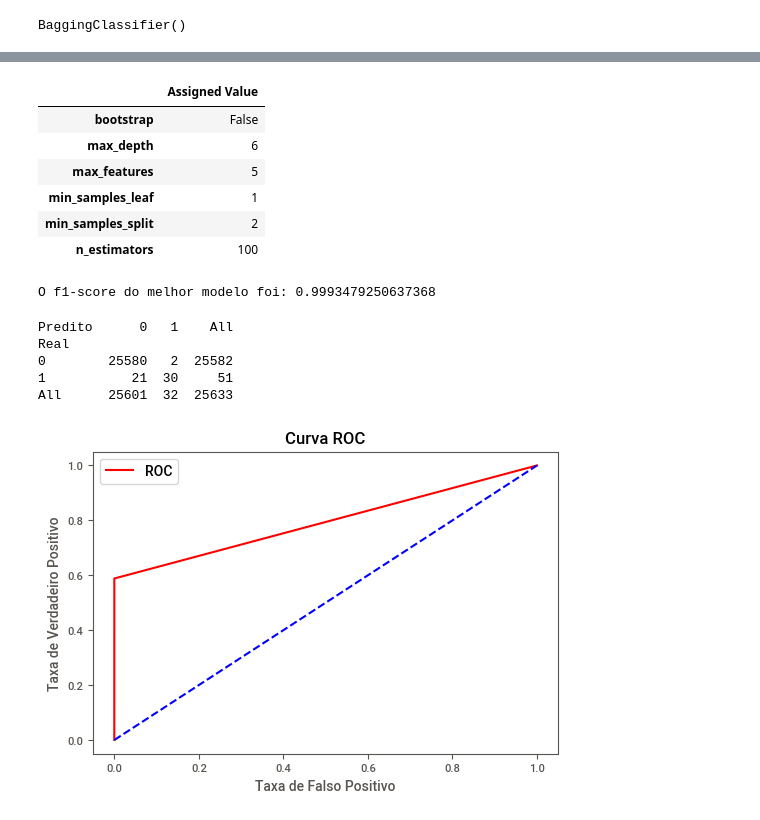
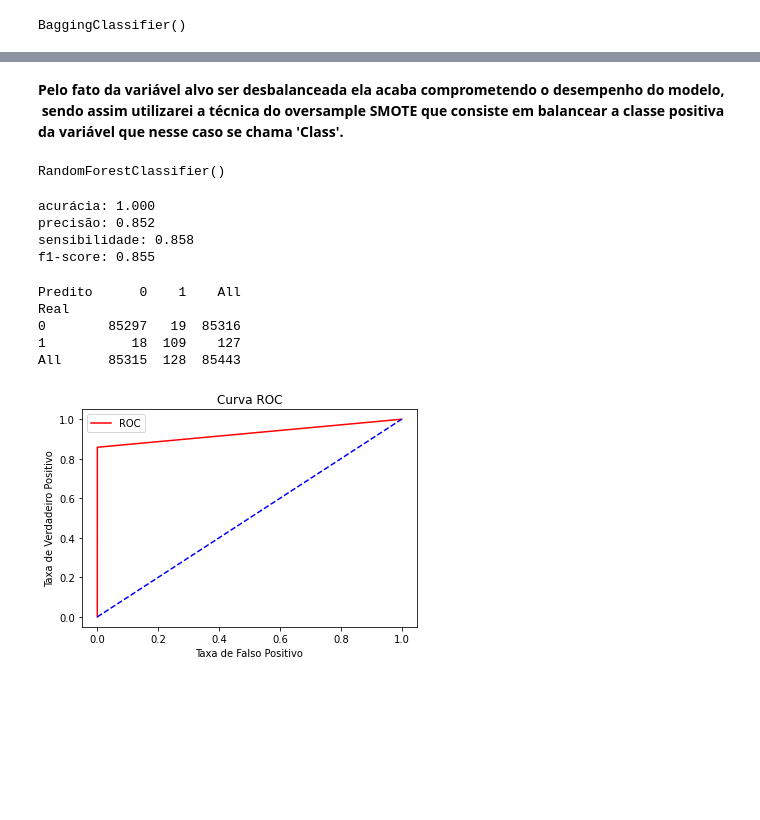
Before and after one commit to JosenildoJunior/Fraud_prediction, a Jupyter notebook: CreditCard_fraud_detection.ipynb, the cells around one changed output, grey strips where cells are left out. Saved outputs shown, nothing was run; the diff lists cells and outputs as text; code cells hidden in the pictures; blank space fills up the shorter version.

```diff
--- a/CreditCard_fraud_detection.ipynb
+++ b/CreditCard_fraud_detection.ipynb
@@ -863,46 +453,45 @@ RandomizedSearchCV(cv=3, estimator=RandomForestClassifier(), n_iter=20,
-# %%
-# Encontrando os melhores HIperparametros
-best_parameters = rs.best_params_
-
-# Guardando os hiperparametreos em um dataframe
-pd.DataFrame.from_dict(best_parameters, orient='index', columns=['Assigned Value']).sort_index()
-# %% [output]
-|  | Assigned Value |
-| bootstrap | False |
-| max_depth | 6 |
-| max_features | 5 |
-| min_samples_leaf | 1 |
-| min_samples_split | 2 |
-| n_estimators | 100 |
-# %%
-# Encontrando o melhor f1-score
-best_score = rs.best_score_
-
-# Observando o f1-score score do melhor modelo utilizando o Random Search
-print('O f1-score do melhor modelo foi: {}'.format((best_score)))
-# %% [output]
-O f1-score do melhor modelo foi: 0.9993479250637368
-# %%
-# Criando o modelos com os melhores parametros
-model_rs = rs.best_estimator_
-
-# Treinando o modelo
-model_rs.fit(X_treino, y_treino)
-
-# Fazendo as predições
-y_predito1 = model_rs.predict(X_teste)
+# %% [markdown]
+**Pelo fato da variável alvo ser desbalanceada ela acaba comprometendo o desempenho do modelo, sendo assim utilizarei a técnica do oversample SMOTE que consiste em balancear a classe positiva da variável que nesse caso se chama 'Class'.**
+# %%
+# Fazendo a importação do oversample
+from imblearn.over_sampling import SMOTE
+
+# Balanceamento da classe (Class)
+oversample = SMOTE()
+
+# Aplicando os registros da classe balanceada
+X_over, y_over = oversample.fit_resample(X_treino, y_treino)
+# %%
+# Criando o modelo
+modelo = RandomForestClassifier()
+
+# Treinando o modelo
+modelo.fit(X_over, y_over)
+# %% [output]
+RandomForestClassifier()
+# %%
+# Fazendo as predições
+y_predito = modelo.predict(X_teste)
+
+# Observando as metricas
+metricas(y_teste, y_predito)
+# %% [output]
+acurácia: 1.000
+precisão: 0.852
+sensibilidade: 0.858
+f1-score: 0.855
 # %%
 # Observando a matriz de confusão
-print(pd.crosstab(y_teste,y_predito1, rownames=['Real'], colnames=['Predito'], margins=True))
+print(pd.crosstab(y_teste,y_predito, rownames=['Real'], colnames=['Predito'], margins=True))
 # %% [output]
-Predito      0   1    All
+Predito      0    1    All
 Real
-0        25580   2  25582
-1           21  30     51
-All      25601  32  25633
+0        85297   19  85316
+1           18  109    127
+All      85315  128  85443
 # %%
-# Fazendo as comparações e exibindo o gráfico da curva
-x, y, thresholds = roc_curve(y_teste, y_predito1)
+# Observando o gráfico da curva ROC
+x, y, thresholds = roc_curve(y_teste, y_predito)
 plot_curva_roc(x, y)
 # %% [output]
-[figure, old version]
+[figure, new version]
```
Also changed, not shown: parts of 104 cells of this notebook.
